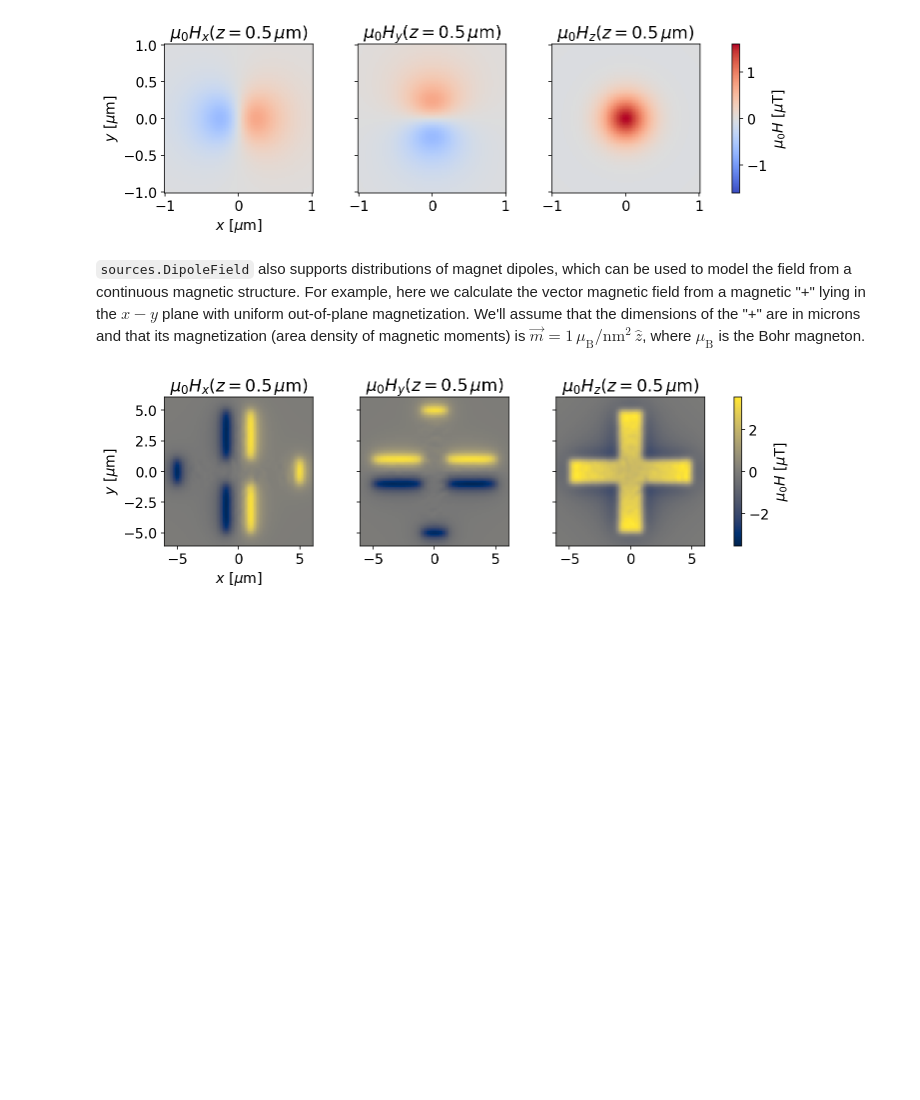
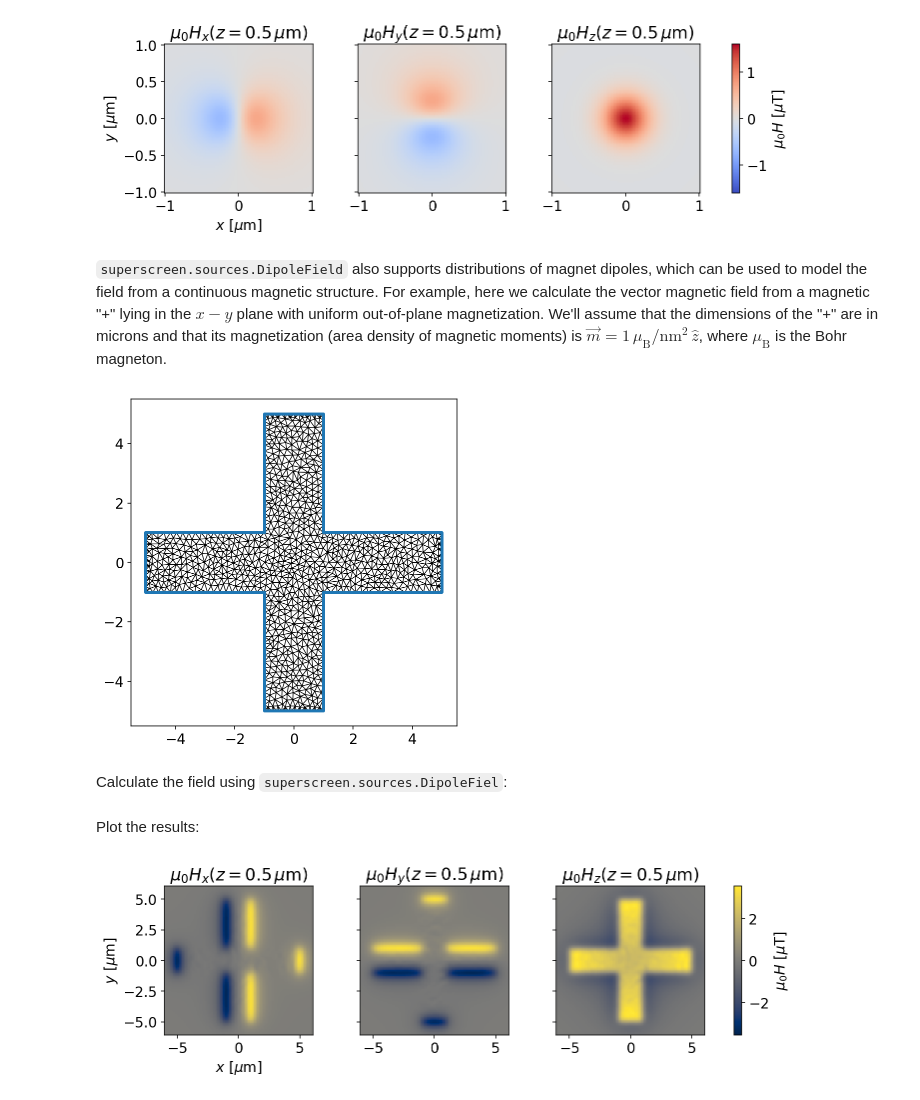
Before and after one commit to loganbvh/superscreen, a Jupyter notebook: docs/notebooks/field-sources.ipynb, the cells around one changed output. Saved outputs shown, nothing was run; the diff lists cells and outputs as text; code cells hidden in the pictures; blank space fills up the shorter version.

```diff
--- a/docs/notebooks/field-sources.ipynb
+++ b/docs/notebooks/field-sources.ipynb
@@ -224,7 +226,7 @@ _ = axes[0].set_ylabel("$y$ [$\\mu$m]")
 # %% [output]
 [figure]
 # %% [markdown]
-`sources.DipoleField` also supports distributions of magnet dipoles, which can be used to model the field from a continuous magnetic structure. For example, here we calculate the vector magnetic field from a magnetic "+" lying in the $x-y$ plane with uniform out-of-plane magnetization. We'll assume that the dimensions of the "+" are in microns and that its magnetization (area density of magnetic moments) is $\vec{m}=1\,\mu_\mathrm{B}/\mathrm{nm}^2\,\hat{z}$, where $\mu_\mathrm{B}$ is the Bohr magneton.
+`superscreen.sources.DipoleField` also supports distributions of magnet dipoles, which can be used to model the field from a continuous magnetic structure. For example, here we calculate the vector magnetic field from a magnetic "+" lying in the $x-y$ plane with uniform out-of-plane magnetization. We'll assume that the dimensions of the "+" are in microns and that its magnetization (area density of magnetic moments) is $\vec{m}=1\,\mu_\mathrm{B}/\mathrm{nm}^2\,\hat{z}$, where $\mu_\mathrm{B}$ is the Bohr magneton.
 # %%
 # Generate the mesh
 bar = sc.Polygon(points=sc.geometry.box(10, 2))
@@ -245,6 +247,13 @@ magnetization = sc.ureg("1 mu_B / nm ** 2")
 vertex_moments = z_hat * magnetization * vertex_areas[:, np.newaxis]
 # Convert to units of Bohr magnetons
 vertex_moments = vertex_moments.to("mu_B").magnitude
+# %%
+ax = plus.plot(lw=3)
+_ = ax.triplot(x, y, triangles, color="k", lw=0.75)
+# %% [output]
+[figure, added]
+# %% [markdown]
+Calculate the field using `superscreen.sources.DipoleFiel`:
 # %%
 field = sc.sources.DipoleField(
     dipole_positions=vertex_positions,
@@ -266,6 +275,8 @@ Hz = field(xgrid.ravel(), ygrid.ravel(), zgrid.ravel()) * sc.ureg("tesla")
 # Reshape to (N, N, 3), where the last axis is field component,
 # and convert to microTesla
 Hz = Hz.reshape((N, N, 3)).to("microtesla").magnitude
+# %% [markdown]
+Plot the results:
 # %%
 fig, axes = plt.subplots(
     1, 3, figsize=(10, 3),
```
Also changed, not shown: parts of 13 cells of this notebook.
